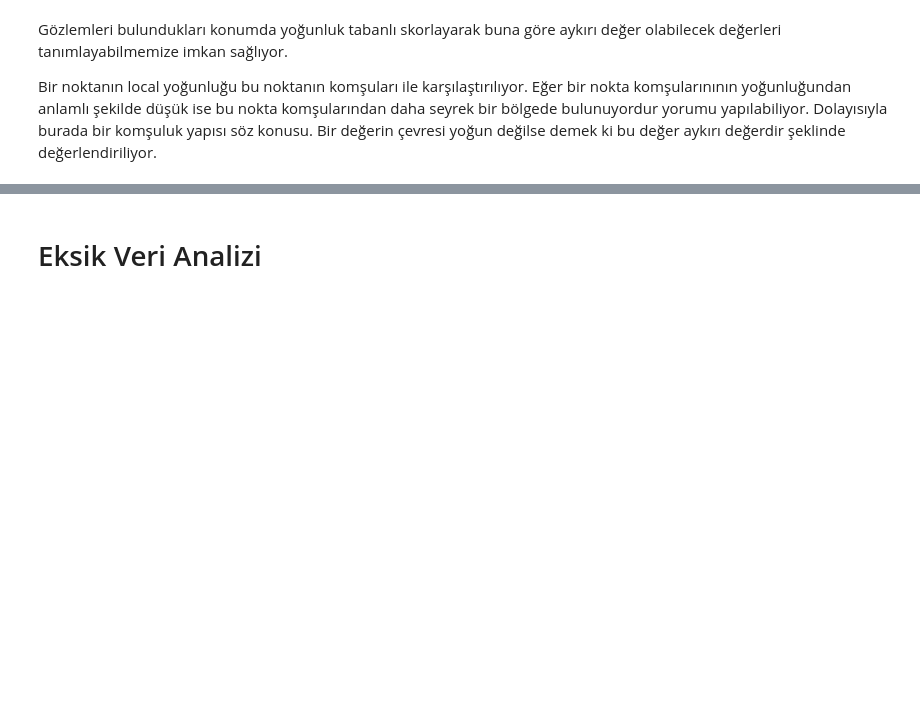
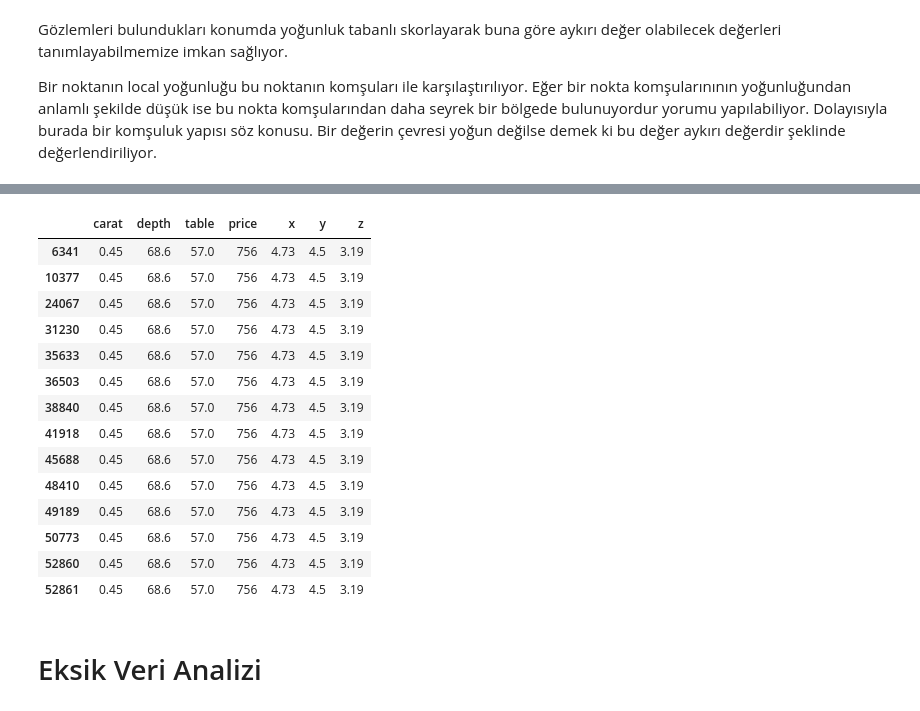
Before and after one commit to koseogluonur/-Python-for-Data-Science-and-Machine-Learning-, a Jupyter notebook: Data_Preprocessing.ipynb, the cells around one changed output, grey strips where cells are left out. Cells and saved outputs as stored; diff of their text form; code cells hidden in the pictures; blank space fills up the shorter version.

```diff
--- a/Data_Preprocessing.ipynb
+++ b/Data_Preprocessing.ipynb
@@ -148,7 +420,7 @@ df[df_scores == esik_deger]
 # %%
 baski_deger = df[df_scores == esik_deger]
 # %%
-aykirilar = df[~aykiri_tf]
+aykirilar = df[~aykiri_olmayan_tf]
 # %%
 aykirilar
 # %%
@@ -164,3 +470,4 @@ df[~aykiri_tf]
 # %%
+#Veri setimizde bunu güncellemek.
 import pandas as pd
-df[~aykiri_tf] = pd.DataFrame(res, index = df[~aykiri_tf].index)
+df[~aykiri_olmayan_tf] = pd.DataFrame(res, index = df[~aykiri_olmayan_tf].index)
@@ -169,3 +474,22 @@ df[~aykiri_tf]
+# %%
+#Orjinal veriseti içinde baskı yöntemi ile aykırı değerler eşik değere göre değişmiş oldu.
+df[~aykiri_olmayan_tf]
+# %% [output]
+|  | carat | depth | table | price | x | y | z |
+| 6341 | 0.45 | 68.6 | 57.0 | 756 | 4.73 | 4.5 | 3.19 |
+| 10377 | 0.45 | 68.6 | 57.0 | 756 | 4.73 | 4.5 | 3.19 |
+| 24067 | 0.45 | 68.6 | 57.0 | 756 | 4.73 | 4.5 | 3.19 |
+| 31230 | 0.45 | 68.6 | 57.0 | 756 | 4.73 | 4.5 | 3.19 |
+| 35633 | 0.45 | 68.6 | 57.0 | 756 | 4.73 | 4.5 | 3.19 |
+| 36503 | 0.45 | 68.6 | 57.0 | 756 | 4.73 | 4.5 | 3.19 |
+| 38840 | 0.45 | 68.6 | 57.0 | 756 | 4.73 | 4.5 | 3.19 |
+| 41918 | 0.45 | 68.6 | 57.0 | 756 | 4.73 | 4.5 | 3.19 |
+| 45688 | 0.45 | 68.6 | 57.0 | 756 | 4.73 | 4.5 | 3.19 |
+| 48410 | 0.45 | 68.6 | 57.0 | 756 | 4.73 | 4.5 | 3.19 |
+| 49189 | 0.45 | 68.6 | 57.0 | 756 | 4.73 | 4.5 | 3.19 |
+| 50773 | 0.45 | 68.6 | 57.0 | 756 | 4.73 | 4.5 | 3.19 |
+| 52860 | 0.45 | 68.6 | 57.0 | 756 | 4.73 | 4.5 | 3.19 |
+| 52861 | 0.45 | 68.6 | 57.0 | 756 | 4.73 | 4.5 | 3.19 |
 # %% [markdown]
 # Eksik Veri Analizi
 # %% [markdown]
```
Also changed, not shown: parts of 70 cells of this notebook.
